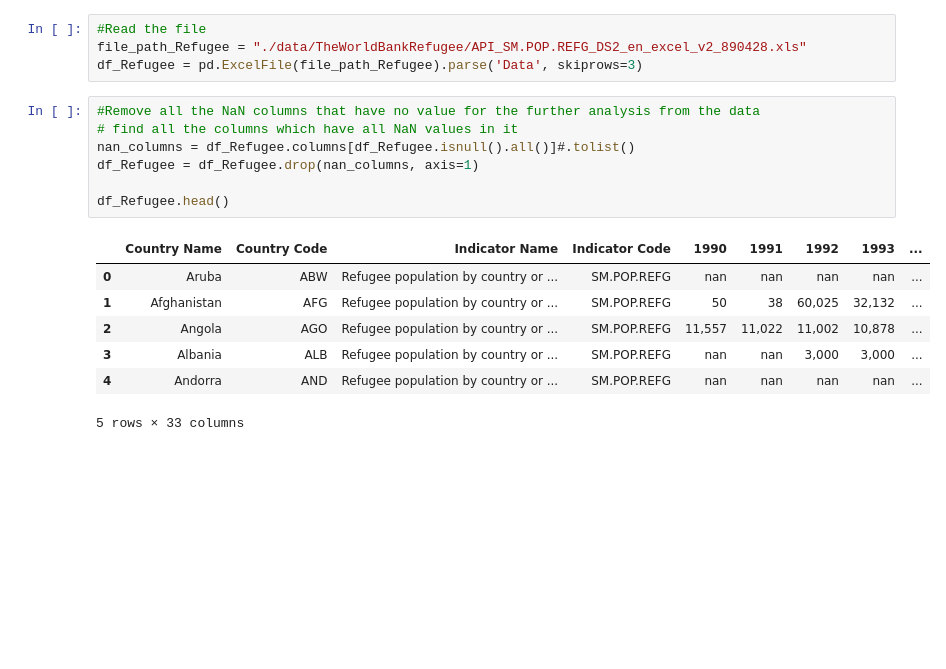
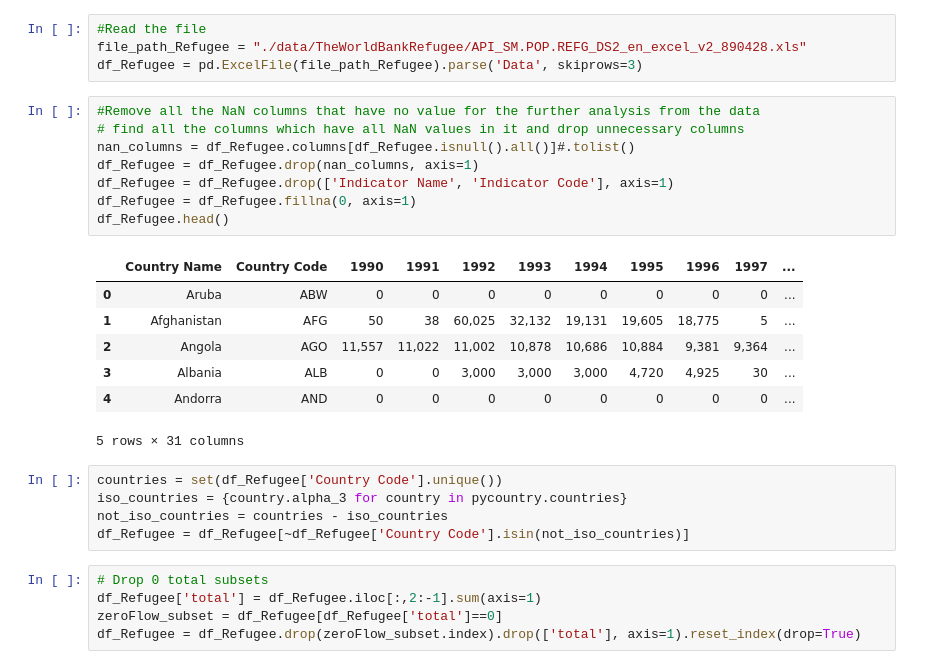
Before and after one commit to com-480-data-visualization/com-480-project-vizkhalifa, a Jupyter notebook: excelParser.ipynb, the cells around one changed output. Cells and saved outputs as stored; diff of their text form; blank space fills up the shorter version.

```diff
--- a/excelParser.ipynb
+++ b/excelParser.ipynb
@@ -249,16 +370,27 @@ file_path_Refugee = "./data/TheWorldBankRefugee/API_SM.POP.REFG_DS2_en_excel_v2_
 df_Refugee = pd.ExcelFile(file_path_Refugee).parse('Data', skiprows=3)
 # %%
 #Remove all the NaN columns that have no value for the further analysis from the data
-# find all the columns which have all NaN values in it
+# find all the columns which have all NaN values in it and drop unnecessary columns
 nan_columns = df_Refugee.columns[df_Refugee.isnull().all()]#.tolist()
 df_Refugee = df_Refugee.drop(nan_columns, axis=1)
-
+df_Refugee = df_Refugee.drop(['Indicator Name', 'Indicator Code'], axis=1)
+df_Refugee = df_Refugee.fillna(0, axis=1)
 df_Refugee.head()
 # %% [output]
-|  | Country Name | Country Code | Indicator Name | Indicator Code | 1990 | 1991 | 1992 | 1993 | ... |
-| 0 | Aruba | ABW | Refugee population by country or ... | SM.POP.REFG | nan | nan | nan | nan | ... |
-| 1 | Afghanistan | AFG | Refugee population by country or ... | SM.POP.REFG | 50 | 38 | 60,025 | 32,132 | ... |
-| 2 | Angola | AGO | Refugee population by country or ... | SM.POP.REFG | 11,557 | 11,022 | 11,002 | 10,878 | ... |
-| 3 | Albania | ALB | Refugee population by country or ... | SM.POP.REFG | nan | nan | 3,000 | 3,000 | ... |
-| 4 | Andorra | AND | Refugee population by country or ... | SM.POP.REFG | nan | nan | nan | nan | ... |
+|  | Country Name | Country Code | 1990 | 1991 | 1992 | 1993 | 1994 | 1995 | 1996 | 1997 | ... |
+| 0 | Aruba | ABW | 0 | 0 | 0 | 0 | 0 | 0 | 0 | 0 | ... |
+| 1 | Afghanistan | AFG | 50 | 38 | 60,025 | 32,132 | 19,131 | 19,605 | 18,775 | 5 | ... |
+| 2 | Angola | AGO | 11,557 | 11,022 | 11,002 | 10,878 | 10,686 | 10,884 | 9,381 | 9,364 | ... |
+| 3 | Albania | ALB | 0 | 0 | 3,000 | 3,000 | 3,000 | 4,720 | 4,925 | 30 | ... |
+| 4 | Andorra | AND | 0 | 0 | 0 | 0 | 0 | 0 | 0 | 0 | ... |
-5 rows × 33 columns
+5 rows × 31 columns
+# %%
+countries = set(df_Refugee['Country Code'].unique())
+iso_countries = {country.alpha_3 for country in pycountry.countries}
+not_iso_countries = countries - iso_countries
+df_Refugee = df_Refugee[~df_Refugee['Country Code'].isin(not_iso_countries)]
+# %%
+# Drop 0 total subsets
+df_Refugee['total'] = df_Refugee.iloc[:,2:-1].sum(axis=1)
+zeroFlow_subset = df_Refugee[df_Refugee['total']==0]
+df_Refugee = df_Refugee.drop(zeroFlow_subset.index).drop(['total'], axis=1).reset_index(drop=True)
```
Also changed, not shown: parts of 22 cells of this notebook, 1 other file.
